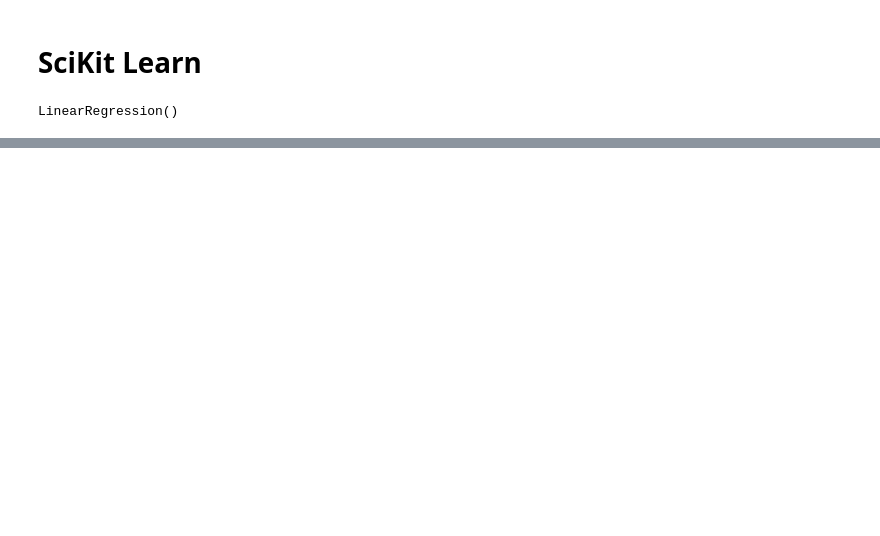
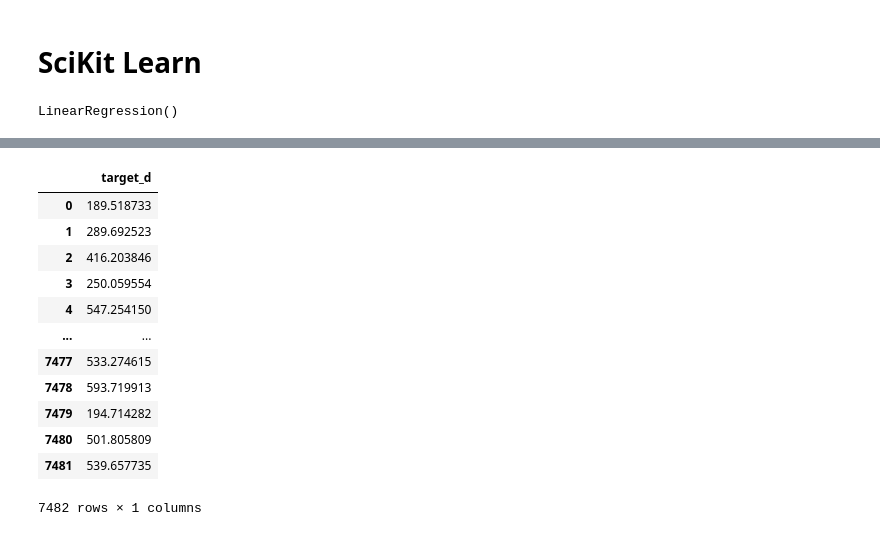
Before and after one commit to Phylanxy/Labs, a Jupyter notebook: week 4/Day 2/Lab_linear_regression.ipynb, the cells around one changed output, grey strips where cells are left out. Drawn from its saved outputs; the diff is of its cells as text; code cells hidden in the pictures; blank space fills up the shorter version.

```diff
--- a/week 4/Day 2/Lab_linear_regression.ipynb
+++ b/week 4/Day 2/Lab_linear_regression.ipynb
@@ -232,0 +259,16 @@ LinearRegression()
+# %%
+y_pred_train
+# %% [output]
+|  | target_d |
+| 0 | 189.518733 |
+| 1 | 289.692523 |
+| 2 | 416.203846 |
+| 3 | 250.059554 |
+| 4 | 547.254150 |
+| ... | ... |
+| 7477 | 533.274615 |
+| 7478 | 593.719913 |
+| 7479 | 194.714282 |
+| 7480 | 501.805809 |
+| 7481 | 539.657735 |
+7482 rows × 1 columns
```
Also changed, not shown: parts of 8 cells of this notebook.
